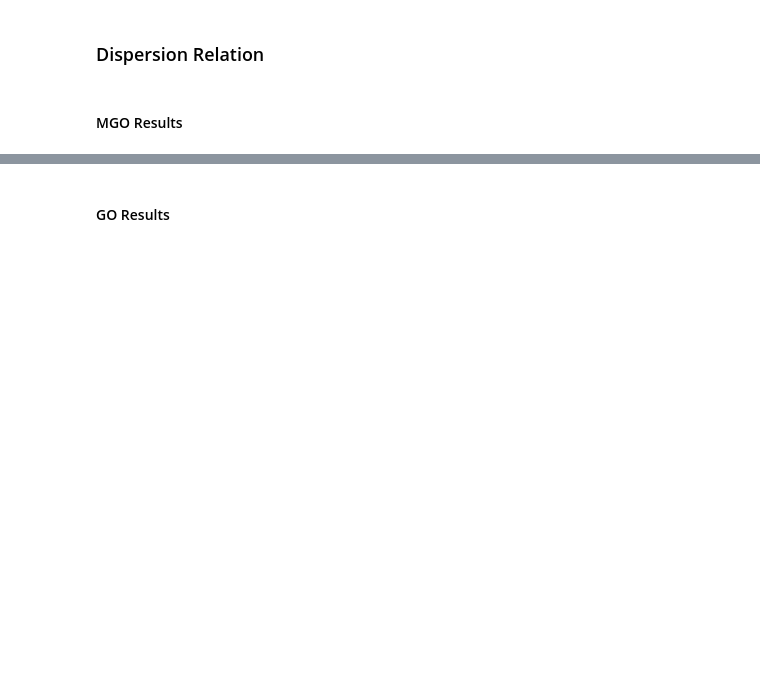
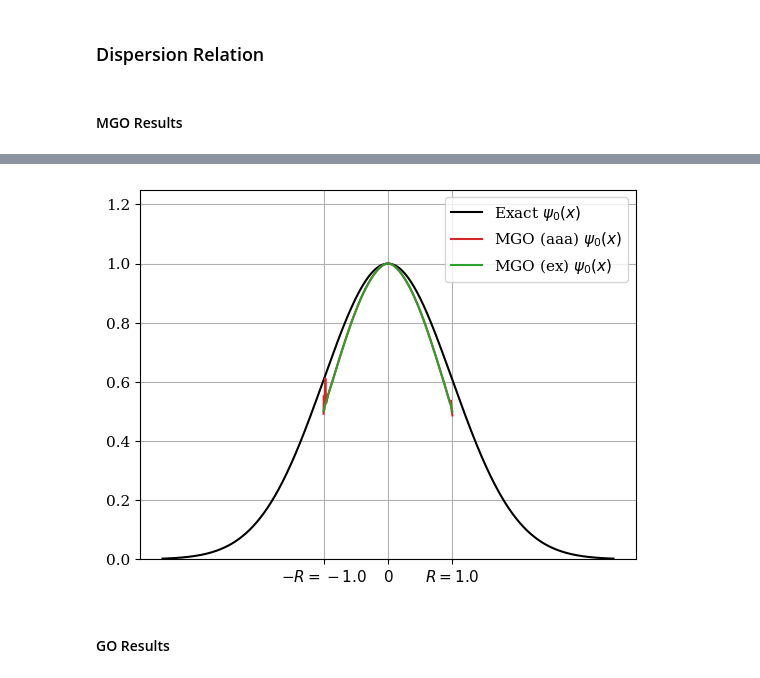
Before and after one commit to runehoejlund/plasma-ray-tracer, a Jupyter notebook: mgo_ex_weber.ipynb, the cells around one changed output, grey strips where cells are left out. Saved outputs shown, nothing was run; the diff lists cells and outputs as text; code cells hidden in the pictures; blank space fills up the shorter version.

```diff
--- a/mgo_ex_weber.ipynb
+++ b/mgo_ex_weber.ipynb
@@ -15,7 +16,7 @@ import util as ut
 # %%
 rcParams.update(mpl.rcParamsDefault)
 rcParams.update({
-    "text.usetex": True,
+    "text.usetex": False,
     "font.family": "serif",
     "font.sans-serif": ["Computer Modern Roman"],
     "font.size": 16})
@@ -56,9 +57,11 @@ phi0 = lambda x0, nu: (Ai(-(rho_ex(x0, nu)**2)) * np.cos(omega_bar_ex(x0, nu)) /
                       - np.sign(x0) * Bi(-rho_ex(x0, nu)**2) * np.sin(omega_bar_ex(x0, nu)) / np.sqrt(np.abs(x0))
                       )
 # %%
+gauss_quad_order = 5
+
 def get_dispersion_manifold(nu, x0, k0):
     ND = 1
-    nt = 1000
+    nt = 200
 
     xs = np.zeros((nt, ND))
     ks = np.zeros((nt, ND))
@@ -93,9 +96,8 @@ def fit_phase(x, y, nu):
     polynomial = fit_polynomial(x, y_poly, deg=2, exclude_degrees=[0])
     return SumFunc([polynomial, nonlinear_func])
 
-def get_mgo_field(t, zs, i_save=[], analytic_cont={'phase': {'fit_func': fit_rational_func, 'kwargs': {'L': 6, 'M': 3, 'optimize': False}},
-                                                                           'amplitude': {'fit_func': fit_rational_func, 'kwargs': {'L': 2, 'M': 2, 'optimize': False}}}):
-    branch_masks, ray_field, mgo_info = mgo.get_mgo_field(t, zs, phi0=1, i_save=i_save, analytic_cont=analytic_cont)
+def get_mgo_field(t, zs, analytic_cont, i_save=[], max_extrapolation=3/2):
+    branch_masks, ray_field, mgo_info = mgo.get_mgo_field(t, zs, phi0=1, i_save=i_save, analytic_cont=analytic_cont, gauss_quad_order=gauss_quad_order, max_extrapolation=max_extrapolation)
     results = mgo_info['saved_results']
     Nt = mgo_info['Nt']
     Upsilon = mgo_info['Upsilon']
@@ -161,3 +171,14 @@ plt.show()
+# %%
+plt.plot(x, psi(x, nu), 'k-', label='Exact $\psi_' + str(nu) + '(x)$')
+plt.plot(xi, np.real(fields_aaa[nu](xi)), '-', color='tab:red', label='MGO (aaa) $\psi_' + str(nu) + '(x)$')
+plt.plot(xi, np.real(fields_ex[nu](xi)), '-', color='tab:green', label='MGO (ex) $\psi_' + str(nu) + '(x)$')
+plt.ylim(0, 1.25)
+plt.xticks([-R(nu), 0, R(nu)], labels=[r'$-R = ' + str(round(-R(nu), 2)) + '$', r'$0$', r'$R = '+ str(round(R(nu), 2)) + '$'])
+plt.grid()
+plt.legend()
+plt.show()
+# %% [output]
+[figure, added]
 # %% [markdown]
 #### GO Results
 # %%
```
Also changed, not shown: parts of 16 cells of this notebook, 2 other files.
